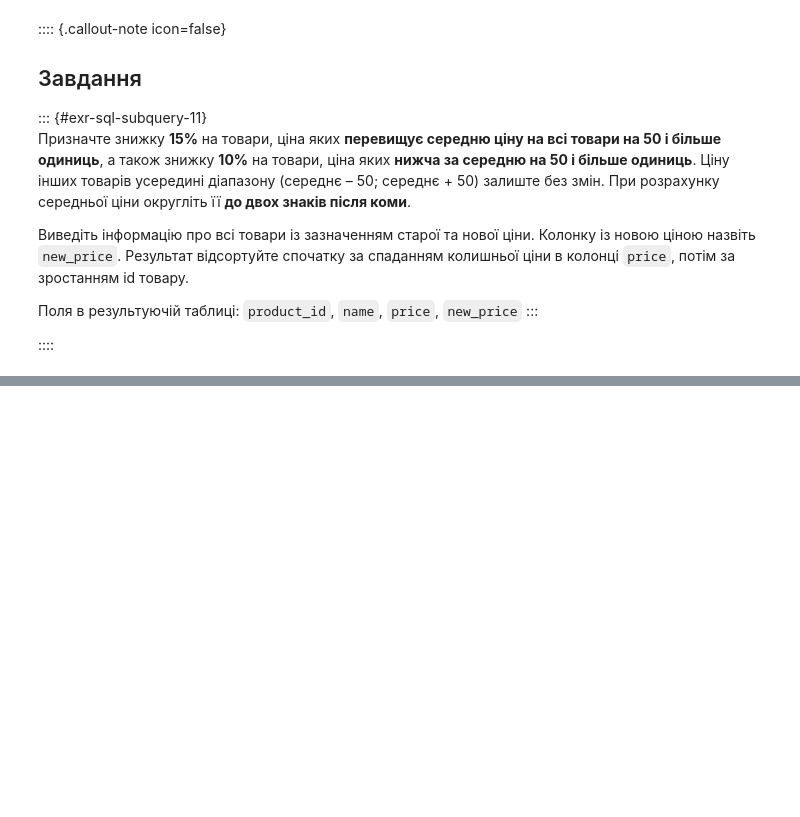
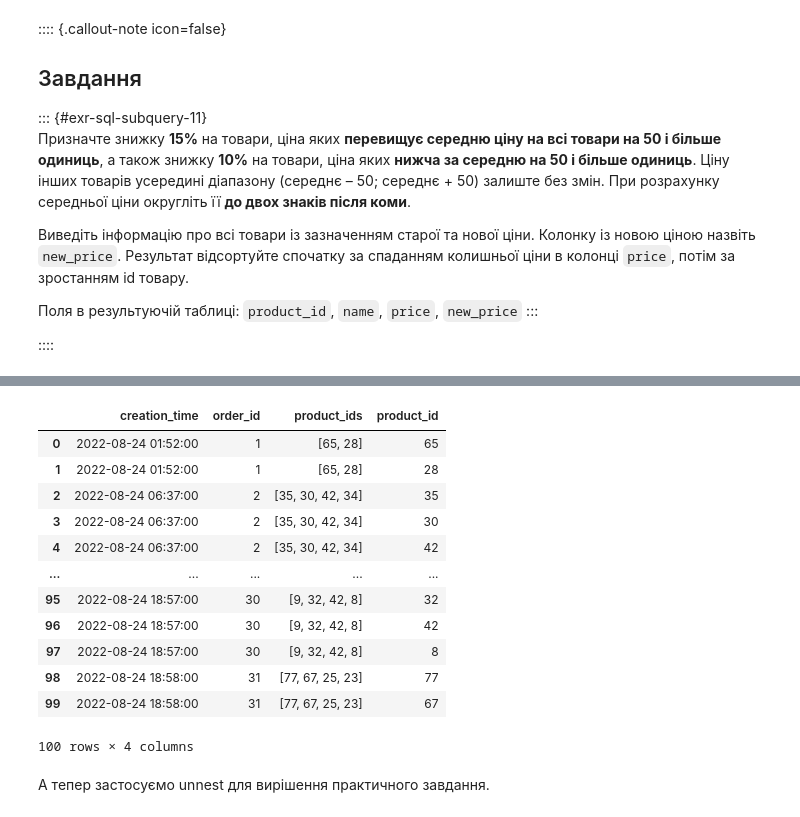
Before and after one commit to Aranaur/py4ds, a Jupyter notebook: sql_subquery.ipynb, the cells around one changed output, grey strips where cells are left out. Cells and saved outputs as stored; diff of their text form; code cells hidden in the pictures; blank space fills up the shorter version.

```diff
--- a/sql_subquery.ipynb
+++ b/sql_subquery.ipynb
@@ -710,0 +777,27 @@ ORDER BY courier_id
+# %%
+#| code-fold: true
+#| code-summary: "Рішення"
+
+%%sql
+SELECT creation_time,
+       order_id,
+       product_ids,
+       unnest(product_ids) as product_id
+FROM   orders
+LIMIT 100
+# %% [output]
+|  | creation_time | order_id | product_ids | product_id |
+| 0 | 2022-08-24 01:52:00 | 1 | [65, 28] | 65 |
+| 1 | 2022-08-24 01:52:00 | 1 | [65, 28] | 28 |
+| 2 | 2022-08-24 06:37:00 | 2 | [35, 30, 42, 34] | 35 |
+| 3 | 2022-08-24 06:37:00 | 2 | [35, 30, 42, 34] | 30 |
+| 4 | 2022-08-24 06:37:00 | 2 | [35, 30, 42, 34] | 42 |
+| ... | ... | ... | ... | ... |
+| 95 | 2022-08-24 18:57:00 | 30 | [9, 32, 42, 8] | 32 |
+| 96 | 2022-08-24 18:57:00 | 30 | [9, 32, 42, 8] | 42 |
+| 97 | 2022-08-24 18:57:00 | 30 | [9, 32, 42, 8] | 8 |
+| 98 | 2022-08-24 18:58:00 | 31 | [77, 67, 25, 23] | 77 |
+| 99 | 2022-08-24 18:58:00 | 31 | [77, 67, 25, 23] | 67 |
+100 rows × 4 columns
+# %% [markdown]
+А тепер застосуємо unnest для вирішення практичного завдання.
```
Also changed, not shown: parts of 12 cells of this notebook, 10 other files.
